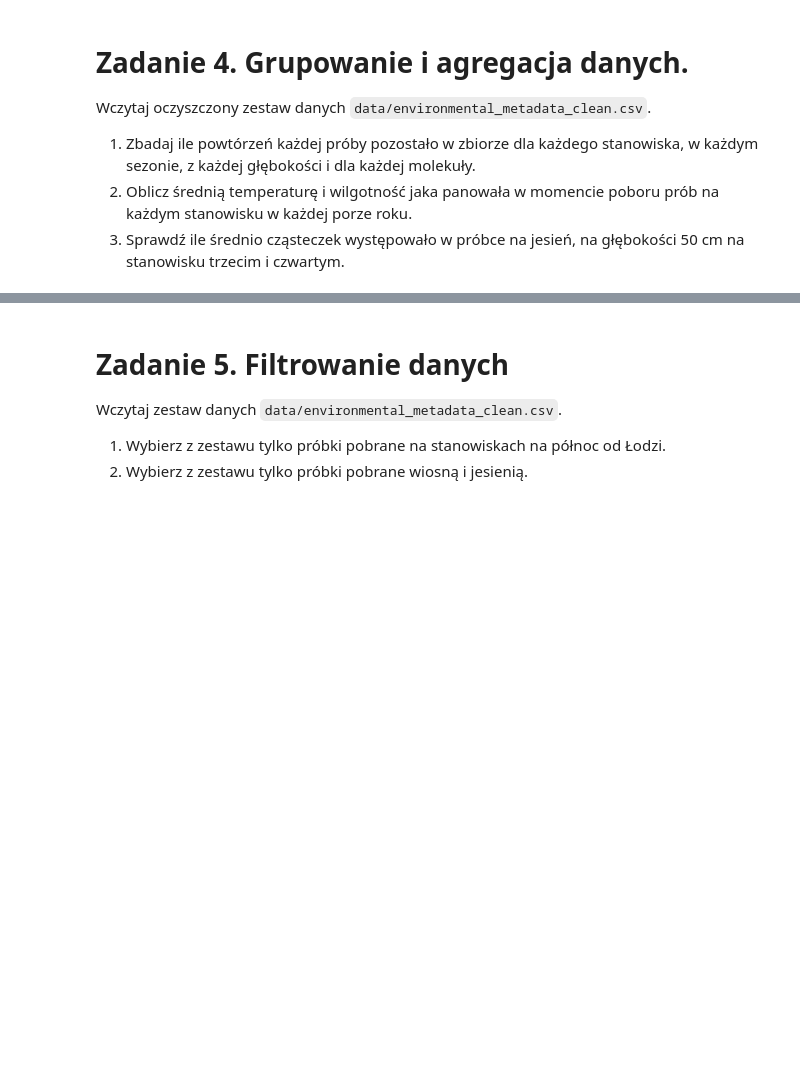
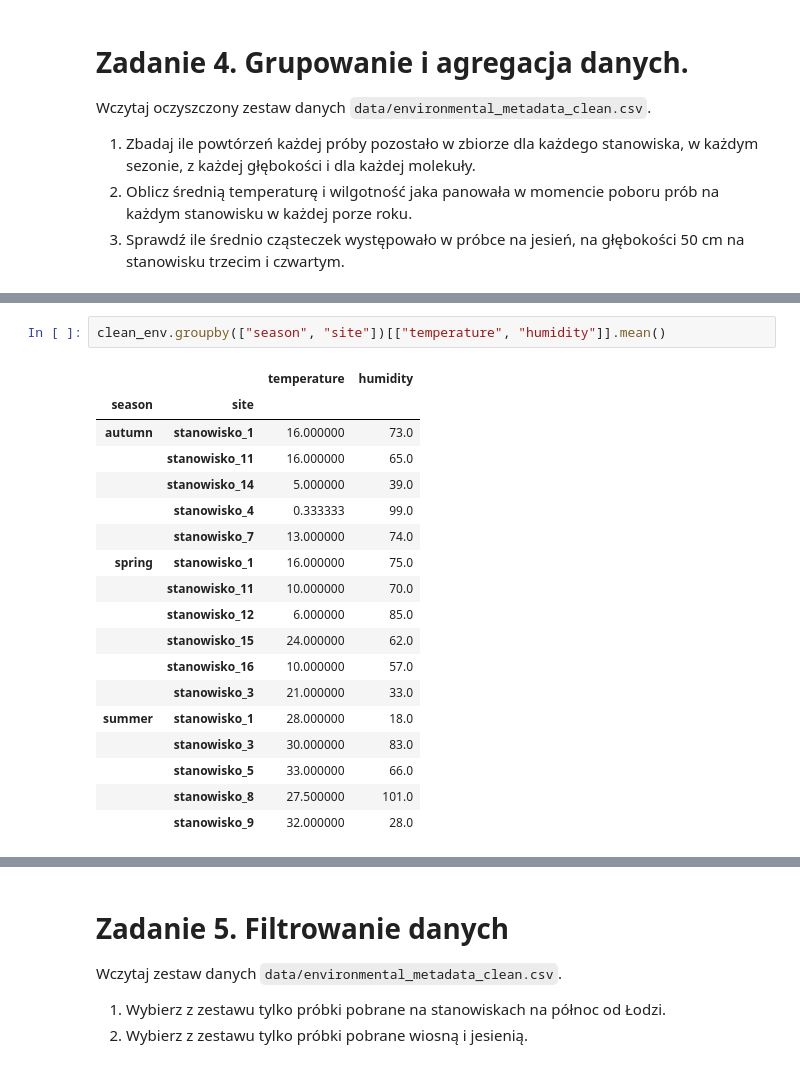
Before and after one commit to ligusoliwia/podstawy_programowania, a Jupyter notebook: moduły python/prace domowe/pandas_1.ipynb, the cells around one changed output, grey strips where cells are left out. Cells and saved outputs as stored; diff of their text form; blank space fills up the shorter version.

```diff
--- a/moduły python/prace domowe/pandas_1.ipynb
+++ b/moduły python/prace domowe/pandas_1.ipynb
@@ -99,0 +319,21 @@ Wczytaj oczyszczony zestaw danych `data/environmental_metadata_clean.csv`.
+# %%
+clean_env.groupby(["season", "site"])[["temperature", "humidity"]].mean()
+# %% [output]
+|  |  | temperature | humidity |
+| season | site |  |  |
+| autumn | stanowisko_1 | 16.000000 | 73.0 |
+|  | stanowisko_11 | 16.000000 | 65.0 |
+|  | stanowisko_14 | 5.000000 | 39.0 |
+|  | stanowisko_4 | 0.333333 | 99.0 |
+|  | stanowisko_7 | 13.000000 | 74.0 |
+| spring | stanowisko_1 | 16.000000 | 75.0 |
+|  | stanowisko_11 | 10.000000 | 70.0 |
+|  | stanowisko_12 | 6.000000 | 85.0 |
+|  | stanowisko_15 | 24.000000 | 62.0 |
+|  | stanowisko_16 | 10.000000 | 57.0 |
+|  | stanowisko_3 | 21.000000 | 33.0 |
+| summer | stanowisko_1 | 28.000000 | 18.0 |
+|  | stanowisko_3 | 30.000000 | 83.0 |
+|  | stanowisko_5 | 33.000000 | 66.0 |
+|  | stanowisko_8 | 27.500000 | 101.0 |
+|  | stanowisko_9 | 32.000000 | 28.0 |
```
Also changed, not shown: parts of 28 cells of this notebook, 8 other files.
